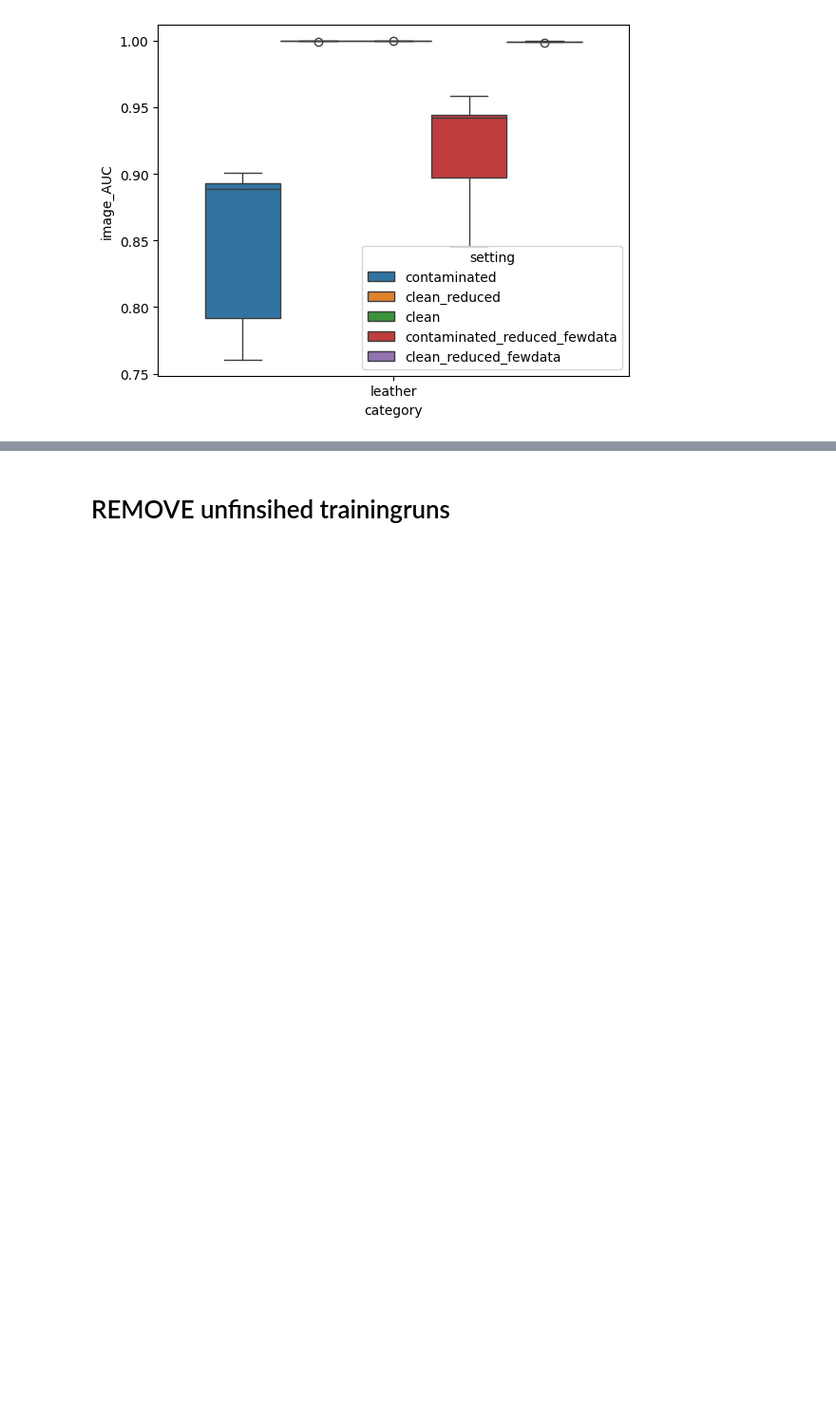
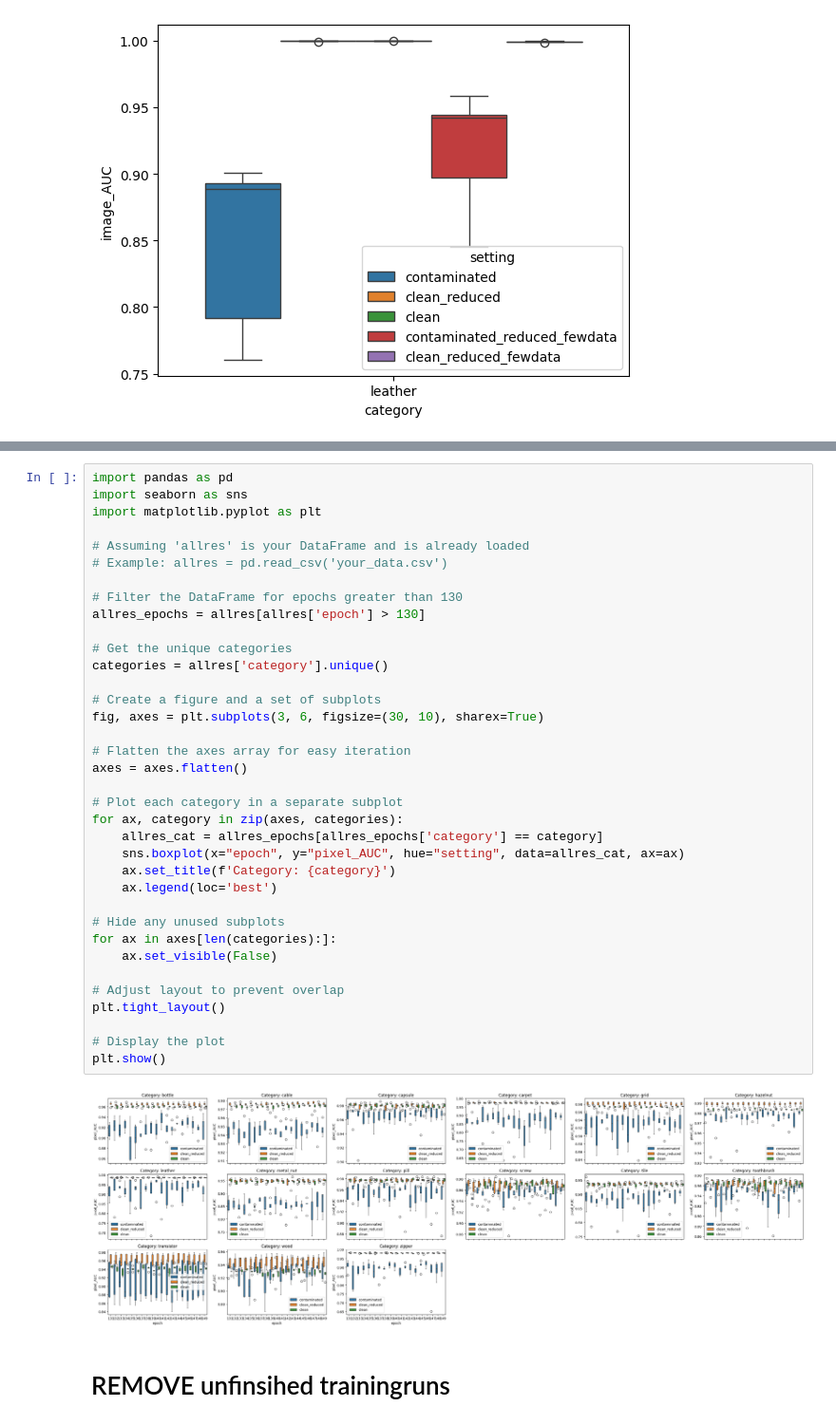
Before and after one commit to buehlpa/UTRAD, a Jupyter notebook: inspect_training_val_mvtec.ipynb, the cells around one changed output, grey strips where cells are left out. Shown at 95% size. Drawn from its saved outputs; the diff is of its cells as text; blank space fills up the shorter version.

```diff
--- a/inspect_training_val_mvtec.ipynb
+++ b/inspect_training_val_mvtec.ipynb
@@ -1080,3 +1179,41 @@ result_df
+# %%
+import pandas as pd
+import seaborn as sns
+import matplotlib.pyplot as plt
+
+# Assuming 'allres' is your DataFrame and is already loaded
+# Example: allres = pd.read_csv('your_data.csv')
+
+# Filter the DataFrame for epochs greater than 130
+allres_epochs = allres[allres['epoch'] > 130]
+
+# Get the unique categories
+categories = allres['category'].unique()
+
+# Create a figure and a set of subplots
+fig, axes = plt.subplots(3, 6, figsize=(30, 10), sharex=True)
+
+# Flatten the axes array for easy iteration
+axes = axes.flatten()
+
+# Plot each category in a separate subplot
+for ax, category in zip(axes, categories):
+    allres_cat = allres_epochs[allres_epochs['category'] == category]
+    sns.boxplot(x="epoch", y="pixel_AUC", hue="setting", data=allres_cat, ax=ax)
+    ax.set_title(f'Category: {category}')
+    ax.legend(loc='best')
+
+# Hide any unused subplots
+for ax in axes[len(categories):]:
+    ax.set_visible(False)
+
+# Adjust layout to prevent overlap
+plt.tight_layout()
+
+# Display the plot
+plt.show()
+# %% [output]
+[figure, added]
 # %% [markdown]
 # REMOVE unfinsihed trainingruns
 # %%
```
Also changed, not shown: parts of 7 cells of this notebook, 5 other files.
